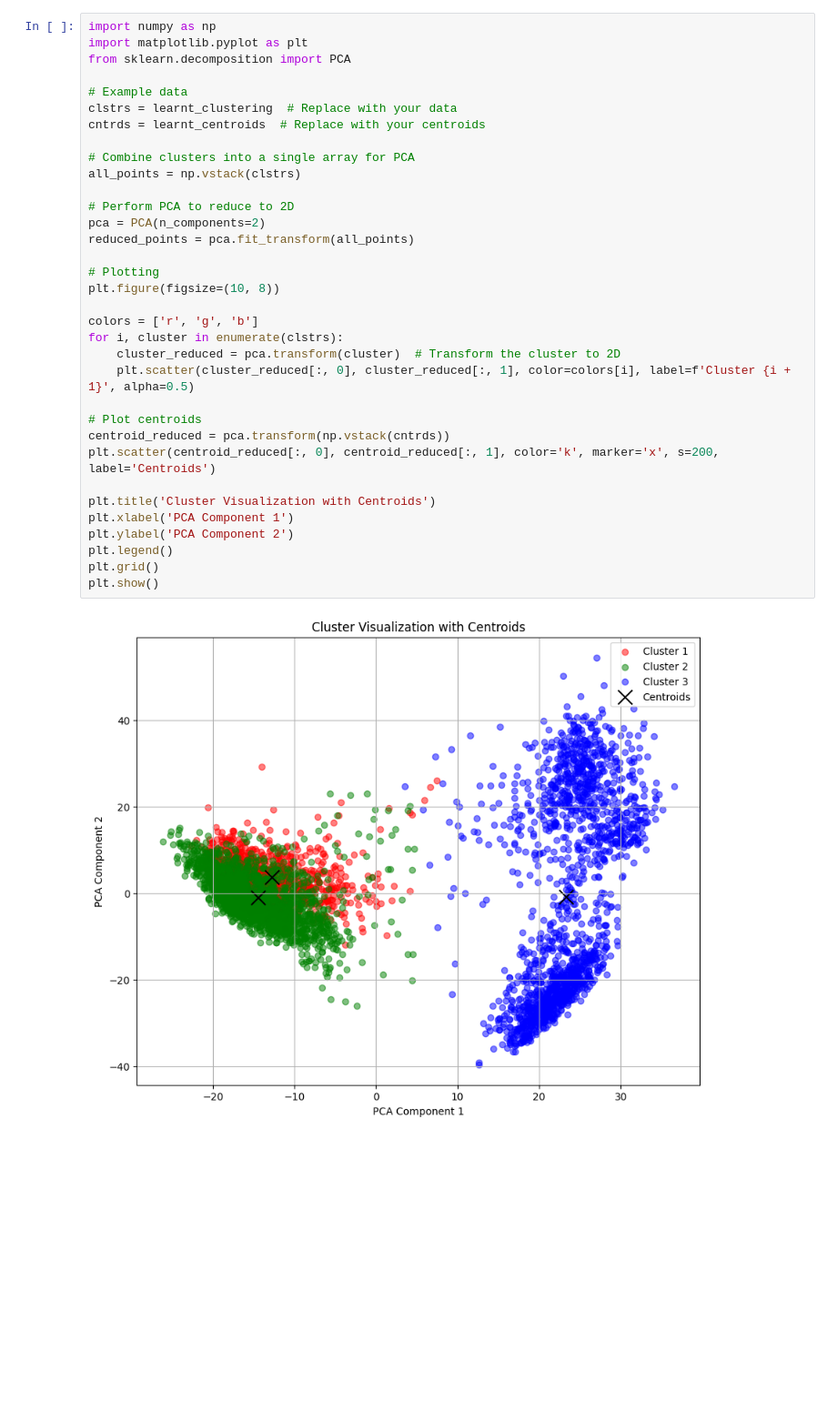
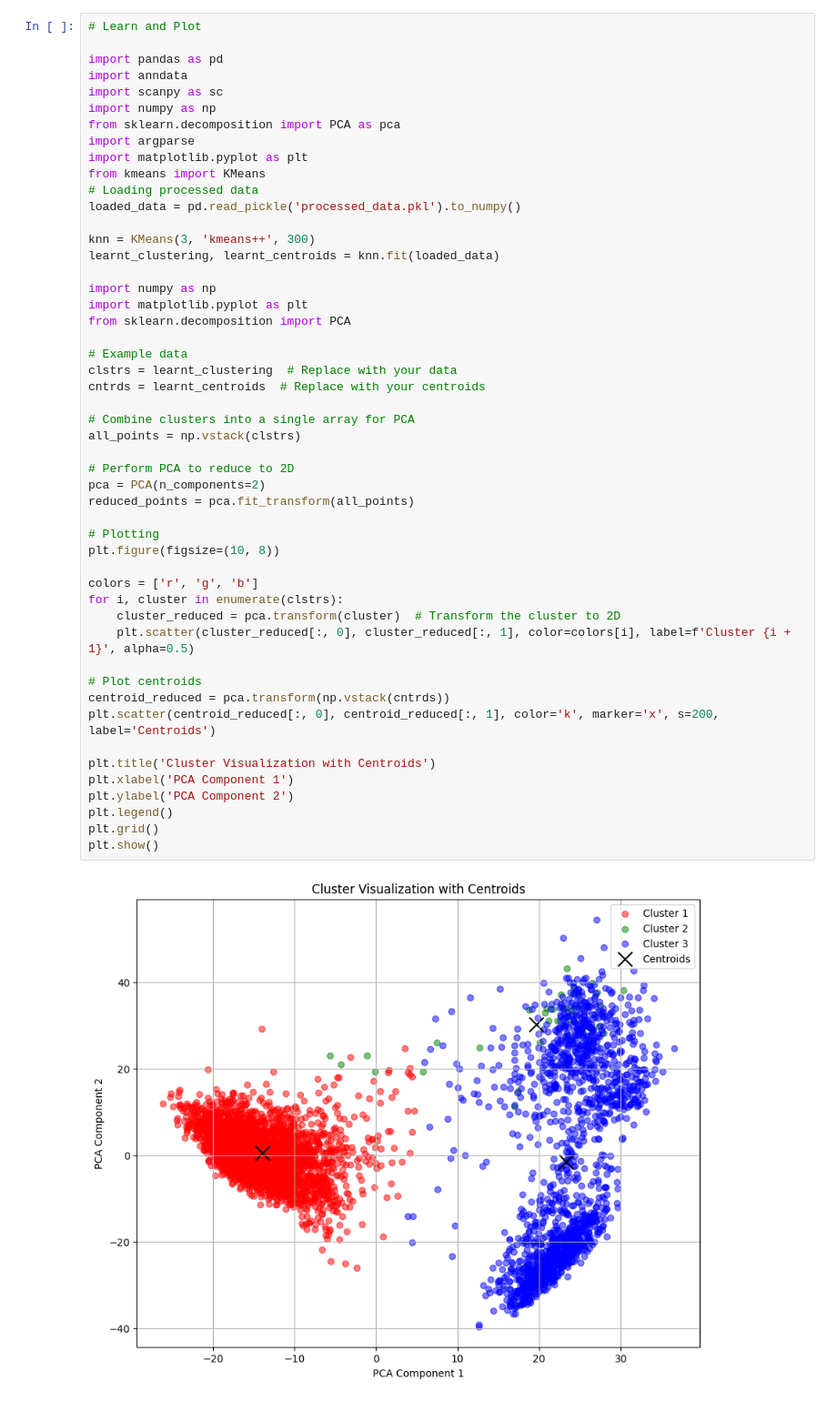
Before and after one commit to koiralashlok/KMeans-from-scratch, a Jupyter notebook: src/buh.ipynb, the cells around one changed output. Shown: that part at 91% size. Cells and saved outputs as stored; diff of their text form; blank space fills up the shorter version.

Commit message:
some implementation for silh, kmeans++ and error magnitude checking in nb

```diff
--- a/src/buh.ipynb
+++ b/src/buh.ipynb
@@ -90,4 +70,20 @@ centroids
 # %%
+# Learn and Plot
+
+import pandas as pd
+import anndata
+import scanpy as sc
+import numpy as np
+from sklearn.decomposition import PCA as pca
+import argparse
+import matplotlib.pyplot as plt
+from kmeans import KMeans
+# Loading processed data
+loaded_data = pd.read_pickle('processed_data.pkl').to_numpy()
+
+knn = KMeans(3, 'kmeans++', 300)
+learnt_clustering, learnt_centroids = knn.fit(loaded_data)
+
 import numpy as np
 import matplotlib.pyplot as plt
 from sklearn.decomposition import PCA
@@ -95,31 +91,31 @@ from sklearn.decomposition import PCA
 # Example data
 clstrs = learnt_clustering  # Replace with your data
 cntrds = learnt_centroids  # Replace with your centroids
 
 # Combine clusters into a single array for PCA
 all_points = np.vstack(clstrs)
 
 # Perform PCA to reduce to 2D
 pca = PCA(n_components=2)
 reduced_points = pca.fit_transform(all_points)
 
 # Plotting
 plt.figure(figsize=(10, 8))
 
 colors = ['r', 'g', 'b']
 for i, cluster in enumerate(clstrs):
     cluster_reduced = pca.transform(cluster)  # Transform the cluster to 2D
     plt.scatter(cluster_reduced[:, 0], cluster_reduced[:, 1], color=colors[i], label=f'Cluster {i + 1}', alpha=0.5)
 
 # Plot centroids
 centroid_reduced = pca.transform(np.vstack(cntrds))
 plt.scatter(centroid_reduced[:, 0], centroid_reduced[:, 1], color='k', marker='x', s=200, label='Centroids')
 
 plt.title('Cluster Visualization with Centroids')
 plt.xlabel('PCA Component 1')
 plt.ylabel('PCA Component 2')
 plt.legend()
 plt.grid()
 plt.show()
 # %% [output]
-[figure, old version]
+[figure, new version]
```
Also changed, not shown: parts of 5 cells of this notebook, 2 other files.
